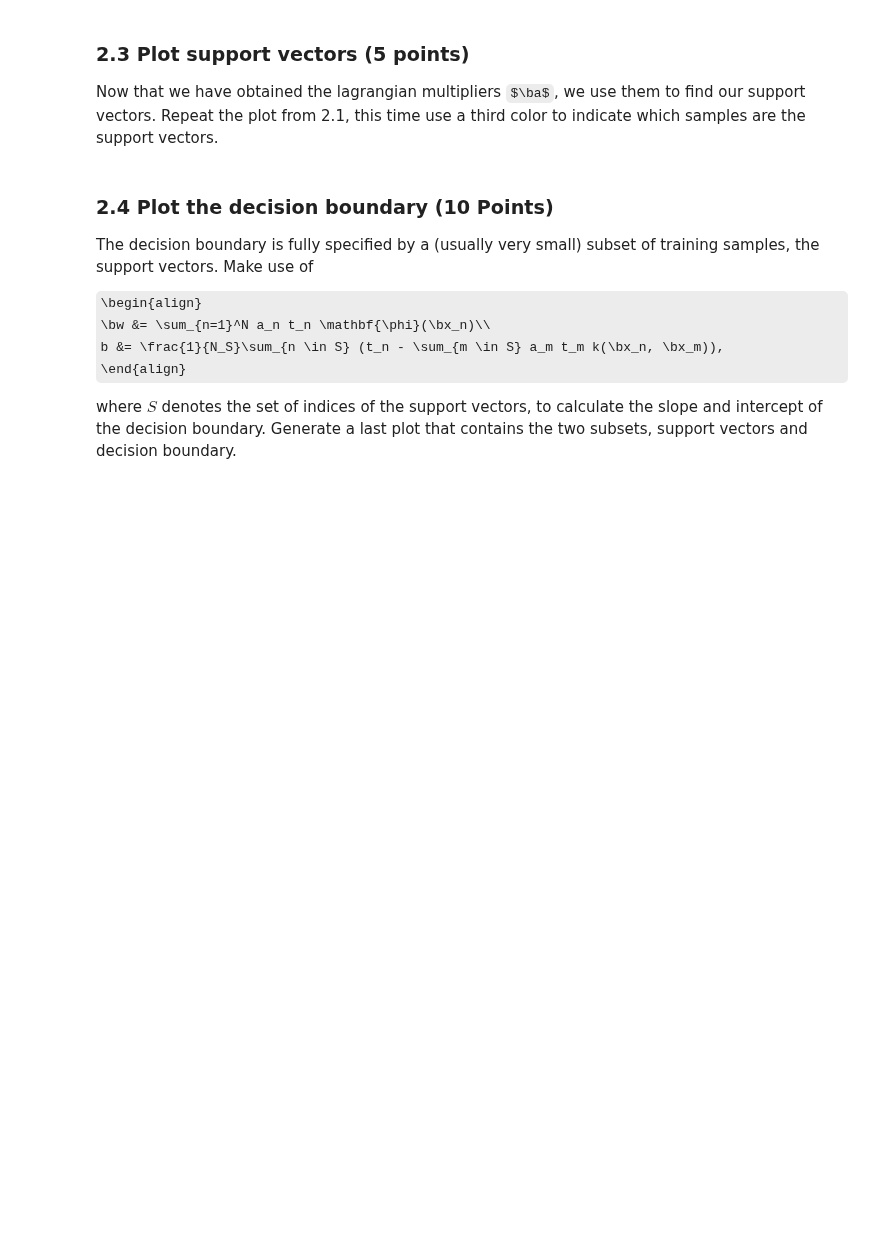
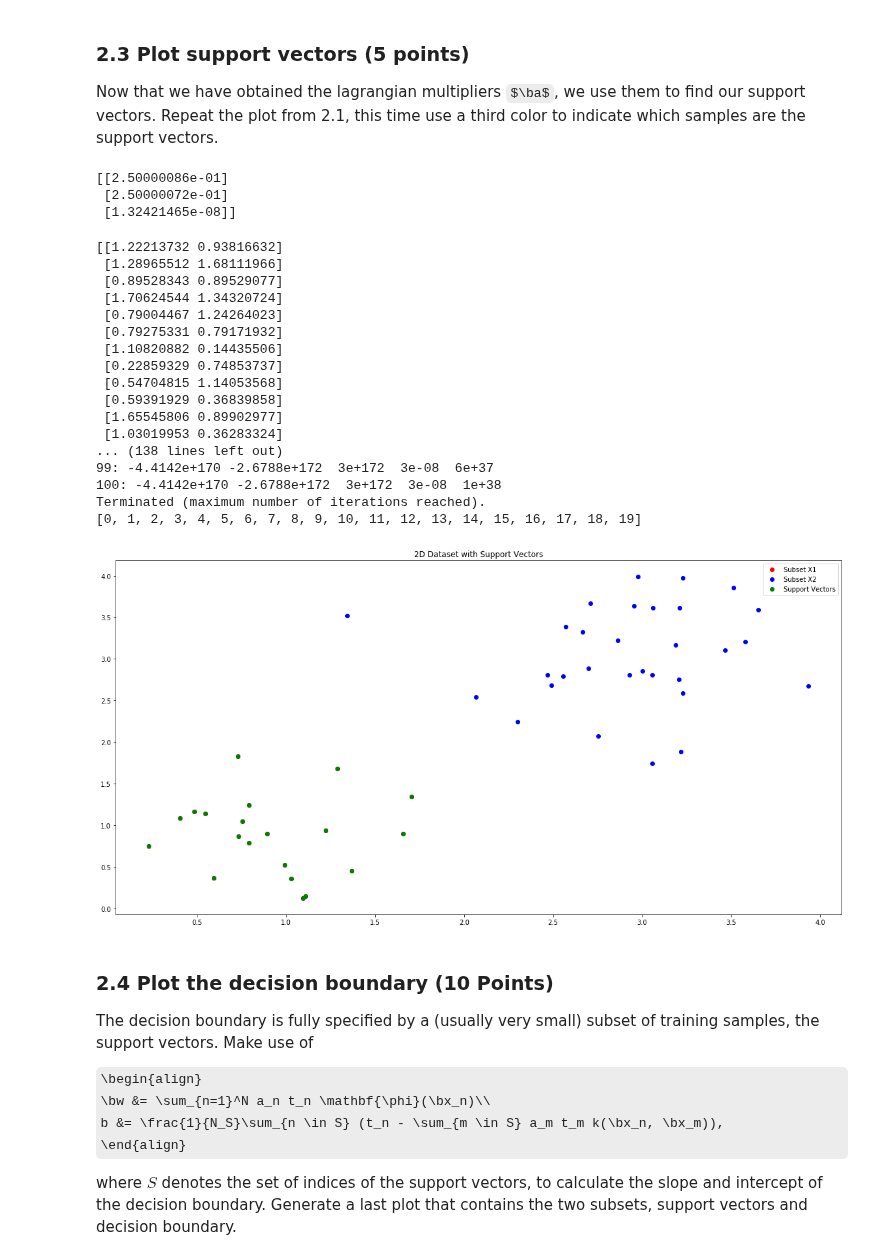
Before and after one commit to ML77777/ML1-18, a Jupyter notebook: Bobbie/lab3.ipynb, the cells around one changed output. Saved outputs shown, nothing was run; the diff lists cells and outputs as text; code cells hidden in the pictures; some formulas as TeX source; blank space fills up the shorter version.

```diff
--- a/Bobbie/lab3.ipynb
+++ b/Bobbie/lab3.ipynb
@@ -407,3 +416,13 @@ def create_X_and_t(X1, X2):
+# %%
+def create_X_and_t(X1, X2):
+    t1 = np.zeros((X1.shape[0],1))
+    t2 = np.ones((X2.shape[0],1))
+
+    X = np.vstack((X1, X2))
+    t = np.vstack((t1, t2)).squeeze()
+
+
+    return X, t
 # %%
 ### Test your function
 dim = 2
@@ -449,8 +468,7 @@ This takes the form of a quadratic programming problem in which we optimize a qu
 a) (5 points) In this example we will use a linear kernel $k(\bx, \bx') = \bx^T\bx'$. Write a function `computeK(X)` that computes the kernel matrix $K$ for the 2D dataset $X$.
 # %%
 def computeK(X):
-    # YOUR CODE HERE
-    raise NotImplementedError()
+    K = np.matmul(X, np.transpose(X))
 
     return K
 # %%
@@ -512,8 +530,14 @@ b) (10 points) Write a function `compute_multipliers(X, t)` that solves the quad
 import cvxopt
 
 def compute_multipliers(X, t):
-    # YOUR CODE HERE
-    raise NotImplementedError()
+    K = computeK((X.T * t).T)
+    N = K.shape[0]
+
+    q = cvxopt.matrix(-1 * np.ones((N)))
+    G = cvxopt.matrix(-1 * np.identity(N))
+    h = cvxopt.matrix(np.zeros((N)))
+    A = cvxopt.matrix(t.reshape(1,N))
+    b = cvxopt.matrix(np.zeros(1))
 
     P = cvxopt.matrix(K)
     sol = cvxopt.solvers.qp(P, q, G, h, A, b)
@@ -538,3 +568,48 @@ raise NotImplementedError()
+# %%
+###### Deze waarden kloppen met wat anderen op slack hebben maar bij onze dataset gaat het mis
+print(a_test)
+# %% [output]
+[[2.50000086e-01]
+ [2.50000072e-01]
+ [1.32421465e-08]]
+# %%
+X, t = create_X_and_t(X1, X2)
+print(X)
+a = compute_multipliers(X, t);
+#print(a)
+
+sv = []
+for i in range(a.shape[0]):
+    if a[i] > 1e-4:
+        sv.append(i)
+print(sv)
+
+plt.plot(X1[:,0], X1[:,1], 'ro', label="Subset X1")
+plt.plot(X2[:,0], X2[:,1], 'bo', label="Subset X2")
+plt.plot([X[i,0] for i in sv], [X[i,1] for i in sv], 'go', label="Support Vectors")
+plt.legend()
+plt.title("2D Dataset with Support Vectors")
+
+plt.show()
+# %% [output]
+[[1.22213732 0.93816632]
+ [1.28965512 1.68111966]
+ [0.89528343 0.89529077]
+ [1.70624544 1.34320724]
+ [0.79004467 1.24264023]
+ [0.79275331 0.79171932]
+ [1.10820882 0.14435506]
+ [0.22859329 0.74853737]
+ [0.54704815 1.14053568]
+ [0.59391929 0.36839858]
+ [1.65545806 0.89902977]
+ [1.03019953 0.36283324]
+... (138 lines left out)
+99: -4.4142e+170 -2.6788e+172  3e+172  3e-08  6e+37
+100: -4.4142e+170 -2.6788e+172  3e+172  3e-08  1e+38
+Terminated (maximum number of iterations reached).
+[0, 1, 2, 3, 4, 5, 6, 7, 8, 9, 10, 11, 12, 13, 14, 15, 16, 17, 18, 19]
+[figure, added]
 # %% [markdown]
 ### 2.4 Plot the decision boundary (10 Points)
 The decision boundary is fully specified by a (usually very small) subset of training samples, the support vectors. Make use of
```
Also changed, not shown: parts of 7 cells of this notebook.
